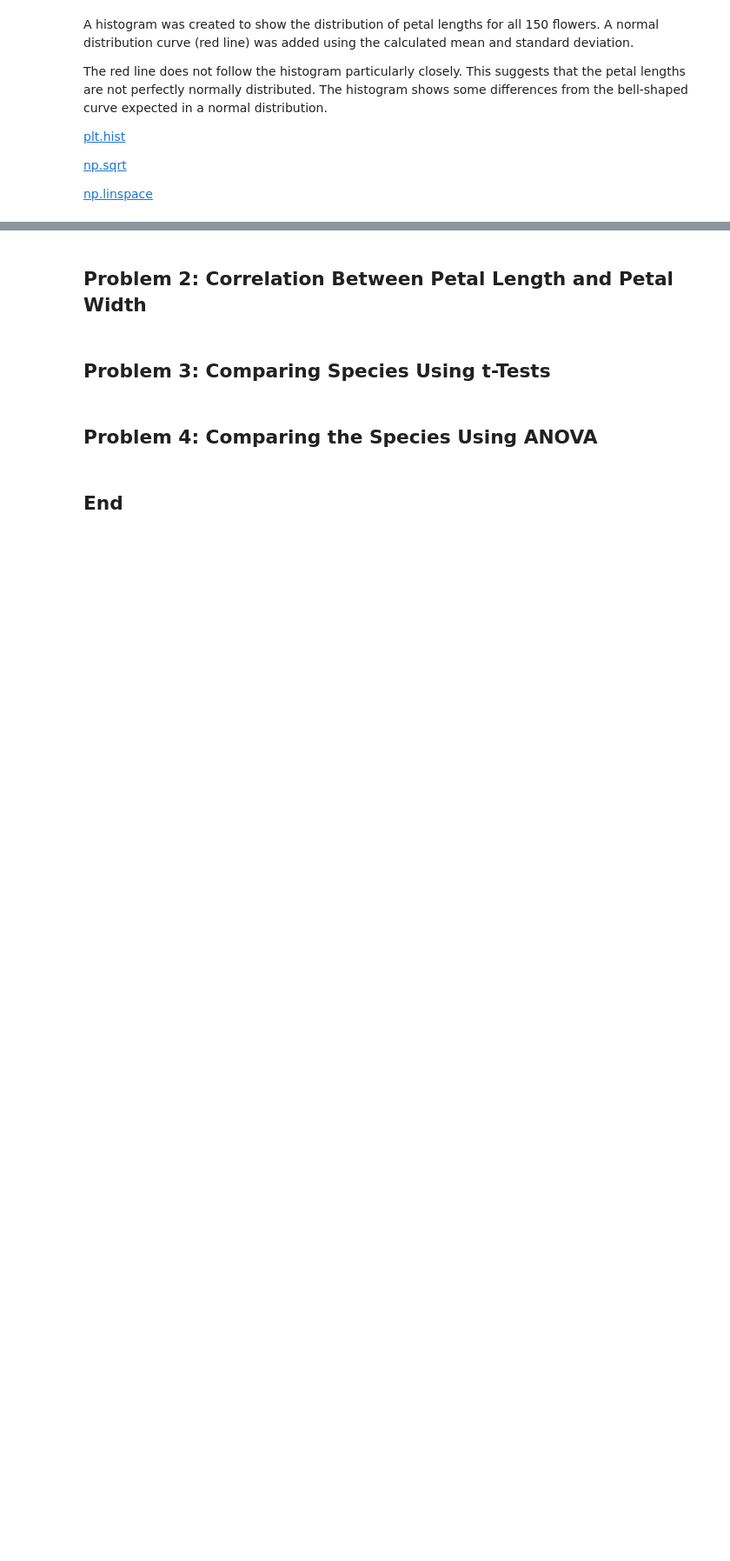
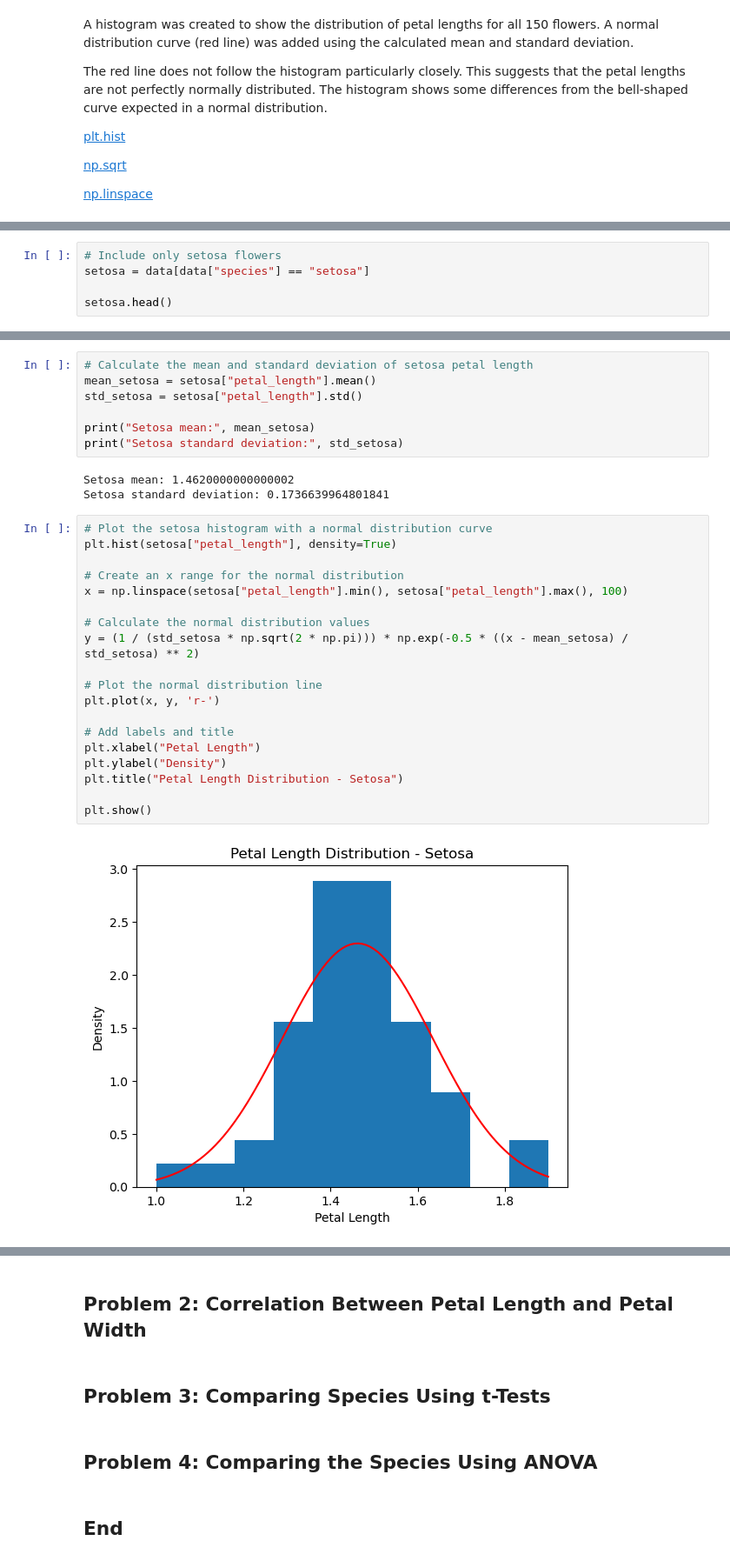
Before and after one commit to johncrumlish25/applied-statistics, a Jupyter notebook: problems.ipynb, the cells around one changed output, grey strips where cells are left out. Shown at 87% size. Cells and saved outputs as stored; diff of their text form; blank space fills up the shorter version.

Commit message:
Added setosa section with histogram and normal distribution analysis

```diff
--- a/problems.ipynb
+++ b/problems.ipynb
@@ -77,0 +80,5 @@ The red line does not follow the histogram particularly closely. This suggests t
+# %%
+# Include only setosa flowers
+setosa = data[data["species"] == "setosa"]
+
+setosa.head()
@@ -77,0 +92,31 @@ The red line does not follow the histogram particularly closely. This suggests t
+# %%
+# Calculate the mean and standard deviation of setosa petal length
+mean_setosa = setosa["petal_length"].mean()
+std_setosa = setosa["petal_length"].std()
+
+print("Setosa mean:", mean_setosa)
+print("Setosa standard deviation:", std_setosa)
+# %% [output]
+Setosa mean: 1.4620000000000002
+Setosa standard deviation: 0.1736639964801841
+# %%
+# Plot the setosa histogram with a normal distribution curve
+plt.hist(setosa["petal_length"], density=True)
+
+# Create an x range for the normal distribution
+x = np.linspace(setosa["petal_length"].min(), setosa["petal_length"].max(), 100)
+
+# Calculate the normal distribution values
+y = (1 / (std_setosa * np.sqrt(2 * np.pi))) * np.exp(-0.5 * ((x - mean_setosa) / std_setosa) ** 2)
+
+# Plot the normal distribution line
+plt.plot(x, y, 'r-')
+
+# Add labels and title
+plt.xlabel("Petal Length")
+plt.ylabel("Density")
+plt.title("Petal Length Distribution - Setosa")
+
+plt.show()
+# %% [output]
+[figure, added]
```
Also changed, not shown: parts of 3 cells of this notebook.
